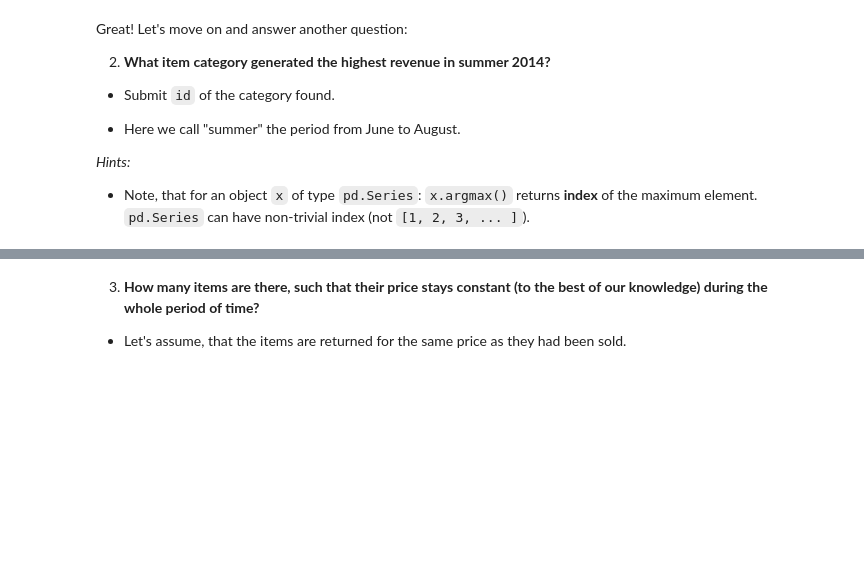
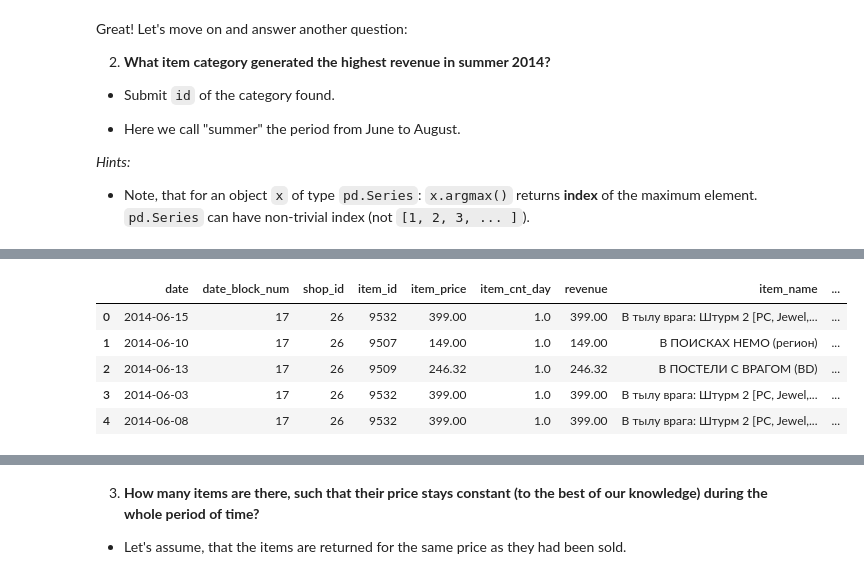
Before and after one commit to Brandon-HY-Lin/coursera_How-to-Win-a-Data-Science-Competition-Learn-from-Top-Kagglers, a Jupyter notebook: Programming assignment, week 1_ Pandas basics/PandasBasics.ipynb, the cells around one changed output, grey strips where cells are left out. Saved outputs shown, nothing was run; the diff lists cells and outputs as text; code cells hidden in the pictures; blank space fills up the shorter version.

```diff
--- a/Programming assignment, week 1_ Pandas basics/PandasBasics.ipynb
+++ b/Programming assignment, week 1_ Pandas basics/PandasBasics.ipynb
@@ -102,0 +101,3 @@ grader.submit_tag('max_revenue', max_revenue)
+# %%
+transactions['date']= pd.to_datetime(transactions['date'], format='%d.%m.%Y')
+transactions.head()
@@ -116,0 +148,10 @@ Great! Let's move on and answer another question:
+# %%
+transaction_join = pd.merge(transactions_r, items, how='left', on='item_id')
+transaction_join.head()
+# %% [output]
+|  | date | date_block_num | shop_id | item_id | item_price | item_cnt_day | revenue | item_name | ... |
+| 0 | 2014-06-15 | 17 | 26 | 9532 | 399.00 | 1.0 | 399.00 | В тылу врага: Штурм 2 [PC, Jewel,... | ... |
+| 1 | 2014-06-10 | 17 | 26 | 9507 | 149.00 | 1.0 | 149.00 | В ПОИСКАХ НЕМО (регион) | ... |
+| 2 | 2014-06-13 | 17 | 26 | 9509 | 246.32 | 1.0 | 246.32 | В ПОСТЕЛИ С ВРАГОМ (BD) | ... |
+| 3 | 2014-06-03 | 17 | 26 | 9532 | 399.00 | 1.0 | 399.00 | В тылу врага: Штурм 2 [PC, Jewel,... | ... |
+| 4 | 2014-06-08 | 17 | 26 | 9532 | 399.00 | 1.0 | 399.00 | В тылу врага: Штурм 2 [PC, Jewel,... | ... |
```
Also changed, not shown: parts of 16 cells of this notebook.
